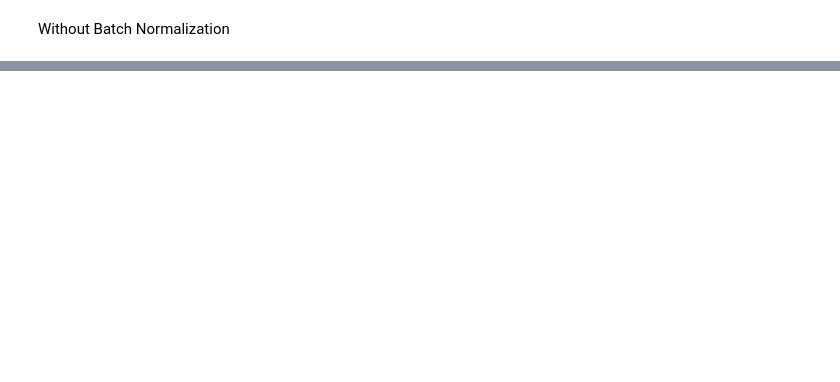
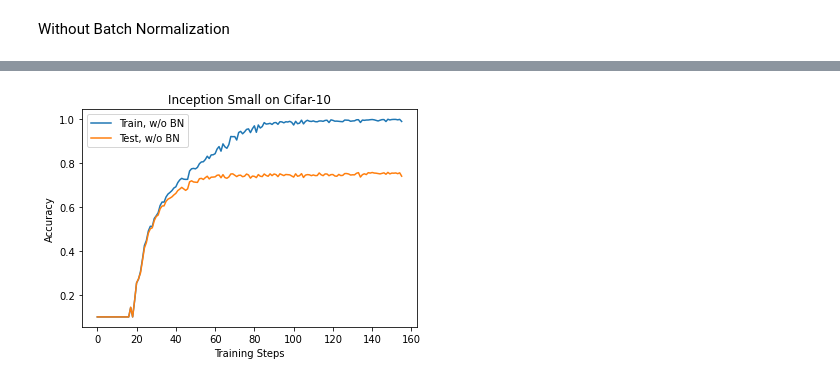
Before and after one commit to mdv3101/Rethinking_Generalization, a Jupyter notebook: Effect of BN_CIFAR10_InceptionSmall.ipynb, the cells around one changed output, grey strips where cells are left out. Cells and saved outputs as stored; diff of their text form; code cells hidden in the pictures; blank space fills up the shorter version.

```diff
--- a/Effect of BN_CIFAR10_InceptionSmall.ipynb
+++ b/Effect of BN_CIFAR10_InceptionSmall.ipynb
@@ -298 +330,11 @@ plt.show()
+# %%
+plt.plot(list(history_t2+history_t21),label='Train, w/o BN')
+plt.plot(list(history_v2+history_v21),label='Test, w/o BN')
+plt.xlabel('Training Steps')
+plt.ylabel('Accuracy')
+plt.title('Inception Small on Cifar-10')
+plt.legend()
+plt.show()
+# %% [output]
+[figure, added]
 # %%
```
Also changed, not shown: parts of 10 cells of this notebook, 1 other file.
